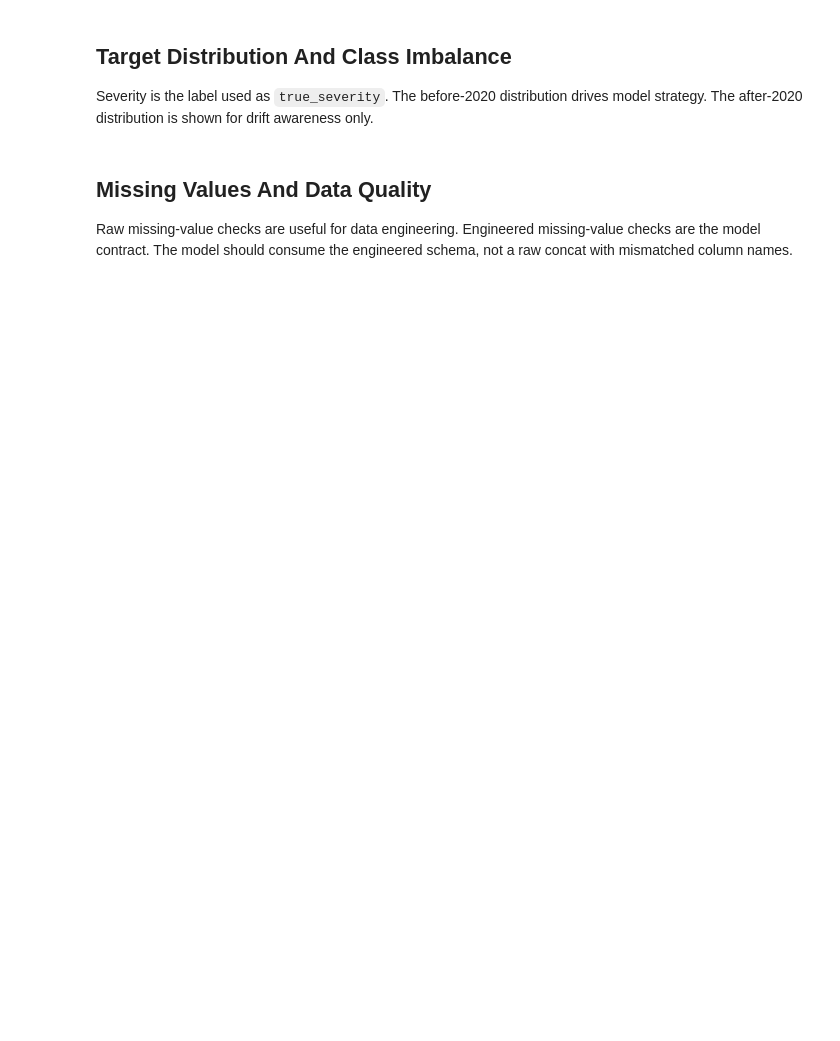
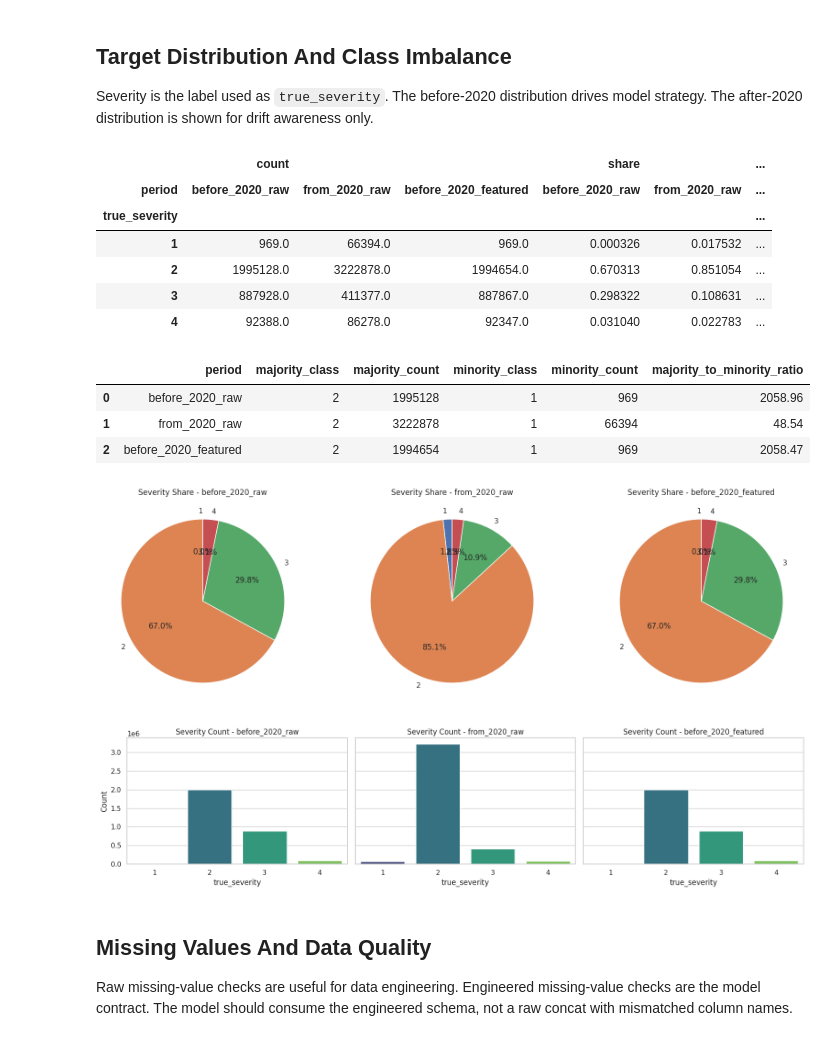
Before and after one commit to HungPhamNoob/traffic-risk-assessment, a Jupyter notebook: ml/notebooks/eda.ipynb, the cells around one changed output. Cells and saved outputs as stored; diff of their text form; code cells hidden in the pictures; blank space fills up the shorter version.

```diff
--- a/ml/notebooks/eda.ipynb
+++ b/ml/notebooks/eda.ipynb
@@ -87,0 +39,21 @@ display(eda_df.head())
+# %%
+RAW_FULL_PATH = PROJECT_ROOT / "data/raw/US.csv"
+BEFORE_RAW_SPLIT_PATH = PROJECT_ROOT / "data/split/us_train_offline_before_2020.csv"
+AFTER_RAW_SPLIT_PATH = PROJECT_ROOT / "data/split/us_pipeline_from_2020.csv"
+BEFORE_FEATURE_PATH = PROJECT_ROOT / "data/process/us_train_offline_before_2020.csv"
+
+SPLIT_YEAR = 2020
+CHUNK_SIZE = 20_000
+RANDOM_SEED = 42
+
+PERIOD_ORDER = ["before_2020_raw", "from_2020_raw", "before_2020_featured"]
+PERIOD_PALETTE = {
+    "before_2020_raw": "#4C78A8",
+    "from_2020_raw": "#F58518",
+    "before_2020_featured": "#54A24B",
+}
+
+print("raw full file:", RAW_FULL_PATH, RAW_FULL_PATH.exists())
+print("before_2020 raw split fallback:", BEFORE_RAW_SPLIT_PATH, BEFORE_RAW_SPLIT_PATH.exists())
+print("from_2020 raw split fallback:", AFTER_RAW_SPLIT_PATH, AFTER_RAW_SPLIT_PATH.exists())
+print("before_2020 feature file:", BEFORE_FEATURE_PATH, BEFORE_FEATURE_PATH.exists())
@@ -134,46 +352,61 @@ plt.show()
 Severity is the label used as `true_severity`. The before-2020 distribution drives model strategy. The after-2020 distribution is shown for drift awareness only.
 # %%
 severity_counts = (
-    eda_df.groupby(["period", "true_severity"])
+    eda_df.groupby(["period", "true_severity"], observed=True)
     .size()
     .reset_index(name="count")
 )
-severity_counts["share"] = severity_counts["count"] / severity_counts.groupby("period")["count"].transform("sum")
+severity_counts["share"] = severity_counts["count"] / severity_counts.groupby("period", observed=True)["count"].transform("sum")
 severity_pivot = severity_counts.pivot(index="true_severity", columns="period", values=["count", "share"]).fillna(0)
 
 display(severity_pivot)
 
 imbalance_rows = []
-for period, data in eda_df.groupby("period"):
+for period in PERIOD_ORDER:
+    data = eda_df.loc[eda_df["period"] == period]
     counts = data["true_severity"].value_counts().sort_index()
     imbalance_rows.append({
         "period": period,
         "majority_class": int(counts.idxmax()),
         "majority_count": int(counts.max()),
         "minority_class": int(counts.idxmin()),
         "minority_count": int(counts.min()),
         "majority_to_minority_ratio": round(float(counts.max() / counts.min()), 2),
     })
 imbalance_table = pd.DataFrame(imbalance_rows)
 display(imbalance_table)
 
-fig, axes = plt.subplots(1, 2, figsize=(14, 5))
-for axis, period in zip(axes, ["before_2020_pretrain", "from_2020_realtime"]):
+fig, axes = period_subplots(height=5)
+for axis, period in zip(axes, PERIOD_ORDER):
     data = severity_counts[severity_counts["period"] == period].sort_values("true_severity")
     axis.pie(data["count"], labels=data["true_severity"], autopct="%1.1f%%", startangle=90)
     axis.set_title(f"Severity Share - {period}")
 plt.tight_layout()
 plt.show()
 
-fig, axes = plt.subplots(1, 2, figsize=(14, 4), sharey=True)
-for axis, period in zip(axes, ["before_2020_pretrain", "from_2020_realtime"]):
+fig, axes = period_subplots(height=4, sharey=True)
+for axis, period in zip(axes, PERIOD_ORDER):
     data = severity_counts[severity_counts["period"] == period]
     sns.barplot(data=data, x="true_severity", y="count", ax=axis, palette="viridis")
     axis.set_title(f"Severity Count - {period}")
     axis.set_xlabel("true_severity")
     axis.set_ylabel("Count")
 plt.tight_layout()
 plt.show()
+# %% [output]
+|  | count |  |  | share |  | ... |
+| period | before_2020_raw | from_2020_raw | before_2020_featured | before_2020_raw | from_2020_raw | ... |
+| true_severity |  |  |  |  |  | ... |
+| 1 | 969.0 | 66394.0 | 969.0 | 0.000326 | 0.017532 | ... |
+| 2 | 1995128.0 | 3222878.0 | 1994654.0 | 0.670313 | 0.851054 | ... |
+| 3 | 887928.0 | 411377.0 | 887867.0 | 0.298322 | 0.108631 | ... |
+| 4 | 92388.0 | 86278.0 | 92347.0 | 0.031040 | 0.022783 | ... |
+|  | period | majority_class | majority_count | minority_class | minority_count | majority_to_minority_ratio |
+| 0 | before_2020_raw | 2 | 1995128 | 1 | 969 | 2058.96 |
+| 1 | from_2020_raw | 2 | 3222878 | 1 | 66394 | 48.54 |
+| 2 | before_2020_featured | 2 | 1994654 | 1 | 969 | 2058.47 |
+[figure, added]
+[figure, added]
 # %% [markdown]
 ## Missing Values And Data Quality
 
```
Also changed, not shown: parts of 18 cells of this notebook, 31 other files.
